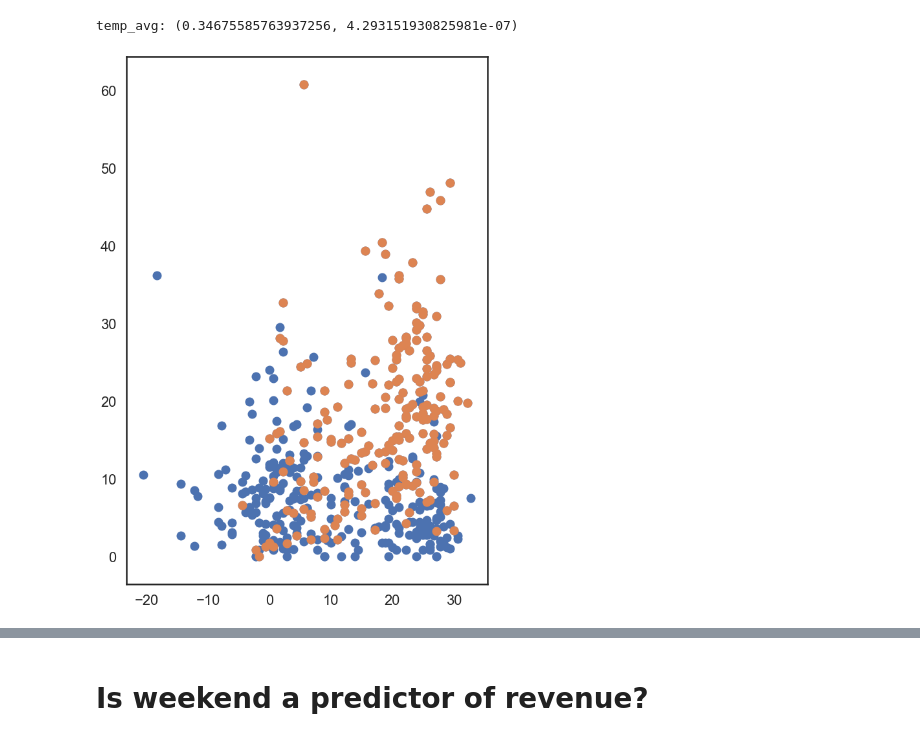
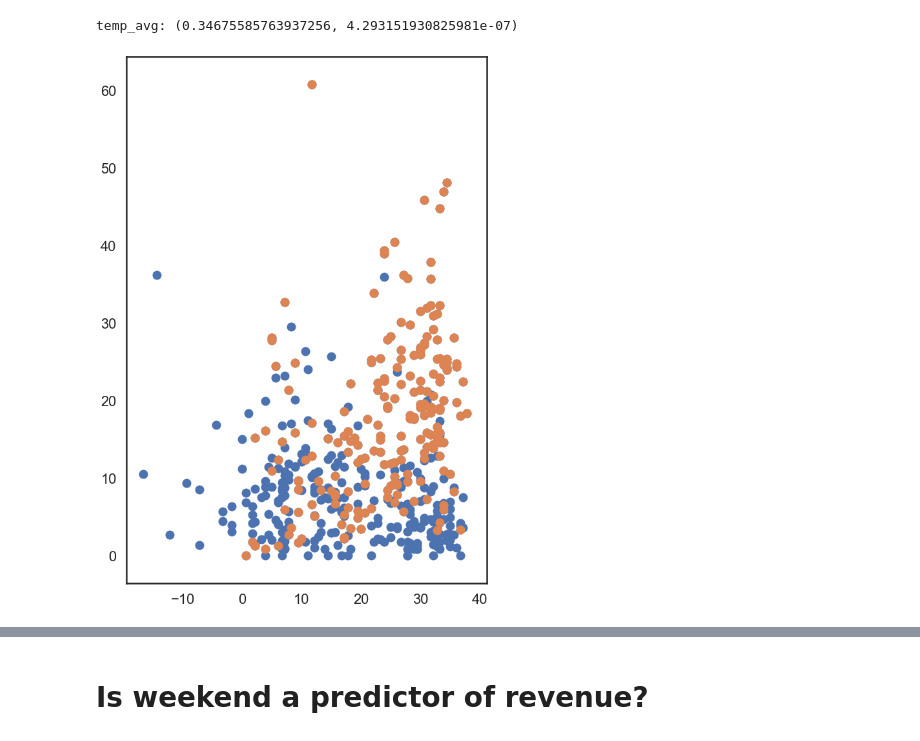
Before and after one commit to davidfox87/EV_forecasting, a Jupyter notebook: EDA.ipynb, the cells around one changed output, grey strips where cells are left out. Drawn from its saved outputs; the diff is of its cells as text; code cells hidden in the pictures.

```diff
--- a/EDA.ipynb
+++ b/EDA.ipynb
@@ -376,11 +386,11 @@ df3 = (df['Net Revenue']
        .reset_index()
 )
 # %%
-df3['TOBS'] = (df['TOBS']
+df3['TMAX'] = (df['TMAX']
        .resample('1D')
        .mean()
        .reset_index()
-)['TOBS']
+)['TMAX']
 # %%
 df3 = df3.dropna()
 # %%
@@ -388,11 +398,11 @@ print('temp_avg:', pearsonr(reduced_df['TOBS'], reduced_df['Net Revenue']))
 # %% [output]
 temp_avg: (0.34675585763937256, 4.293151930825981e-07)
 # %%
-reduced_df = (df3[['TOBS','Net Revenue']][250:])
+reduced_df = (df3[['TMAX','Net Revenue']][250:])
 # %%
 plt.figure(figsize=[10, 15])
-p = plt.scatter(df3['TOBS'], df3['Net Revenue'])
-p = plt.scatter(reduced_df['TOBS'], reduced_df['Net Revenue'])
+p = plt.scatter(df3['TMAX'], df3['Net Revenue'])
+p = plt.scatter(reduced_df['TMAX'], reduced_df['Net Revenue'])
 # %% [output]
-[figure, old version]
+[figure, new version]
 # %%
```
Also changed, not shown: parts of 19 cells of this notebook.
